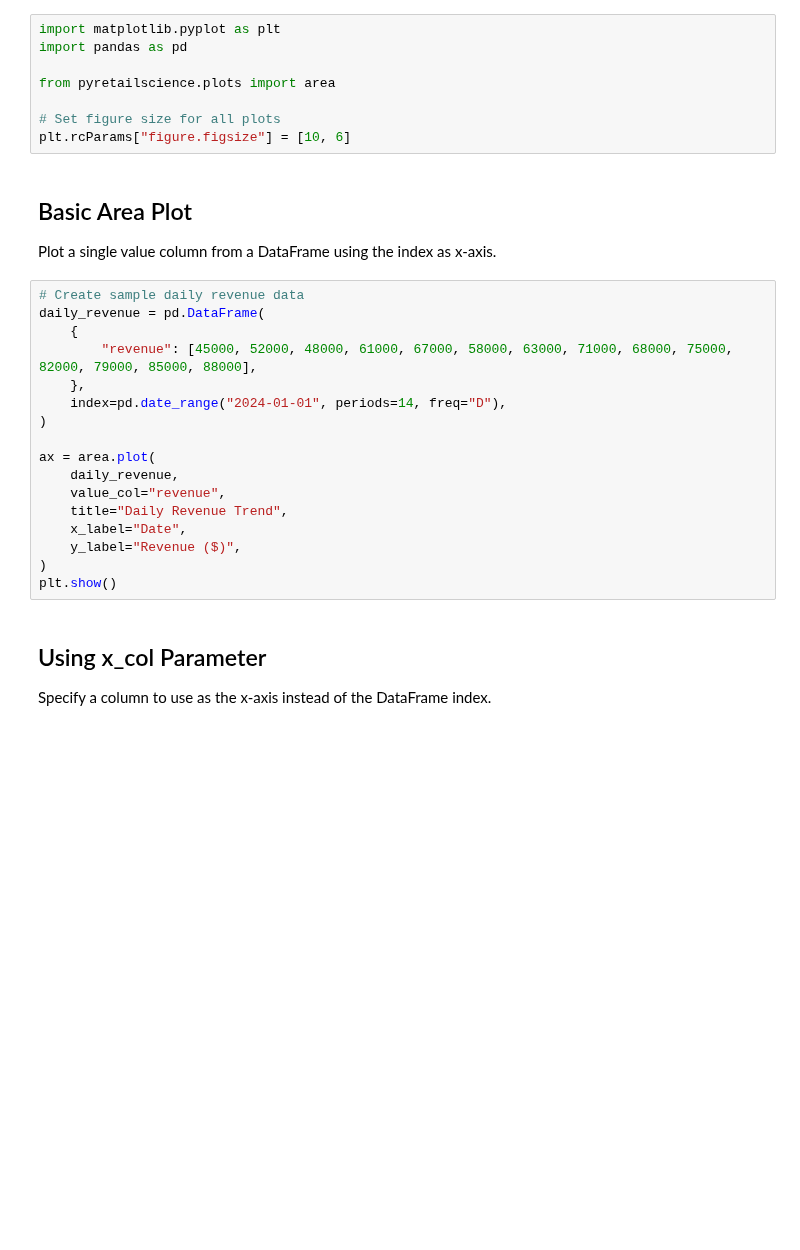
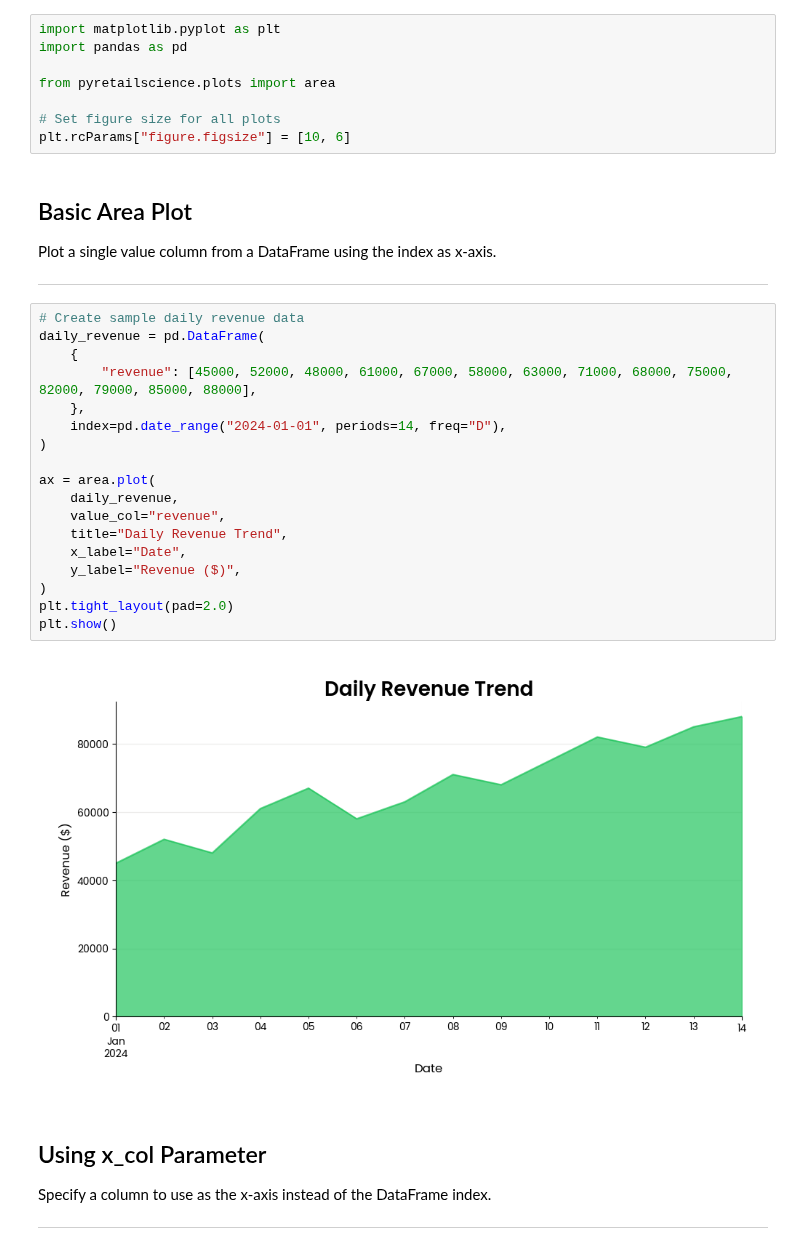
Before and after one commit to Data-Simply/pyretailscience, a Jupyter notebook: docs/gallery/plots/area.ipynb, the cells around one changed output. Drawn from its saved outputs; the diff is of its cells as text; blank space fills up the shorter version.

Commit message:
fix: #371 fix the url of area plot. move the legend outside and make the UI more effective like matplotlib

```diff
--- a/docs/gallery/plots/area.ipynb
+++ b/docs/gallery/plots/area.ipynb
@@ -21,27 +21,34 @@ plt.rcParams["figure.figsize"] = [10, 6]
 ## Basic Area Plot
 
 Plot a single value column from a DataFrame using the index as x-axis.
+
+---
 # %%
 # Create sample daily revenue data
 daily_revenue = pd.DataFrame(
     {
         "revenue": [45000, 52000, 48000, 61000, 67000, 58000, 63000, 71000, 68000, 75000, 82000, 79000, 85000, 88000],
     },
     index=pd.date_range("2024-01-01", periods=14, freq="D"),
 )
 
 ax = area.plot(
     daily_revenue,
     value_col="revenue",
     title="Daily Revenue Trend",
     x_label="Date",
     y_label="Revenue ($)",
 )
+plt.tight_layout(pad=2.0)
 plt.show()
+# %% [output]
+[figure, added]
 # %% [markdown]
 ## Using x_col Parameter
 
 Specify a column to use as the x-axis instead of the DataFrame index.
+
+---
 # %%
 # Create sample data with explicit month column
 monthly_sales = pd.DataFrame(
```
Also changed, not shown: parts of 11 cells of this notebook, 1 other file.
